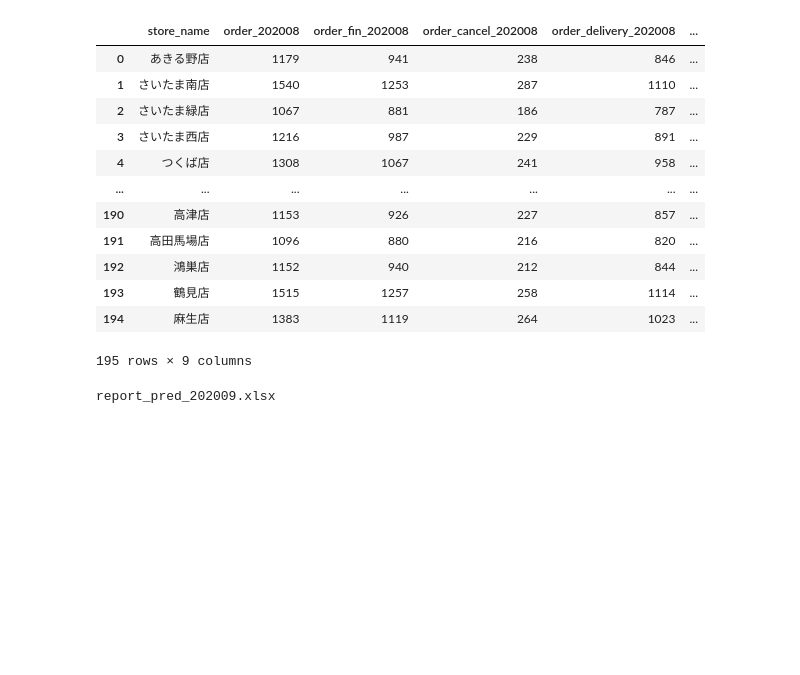
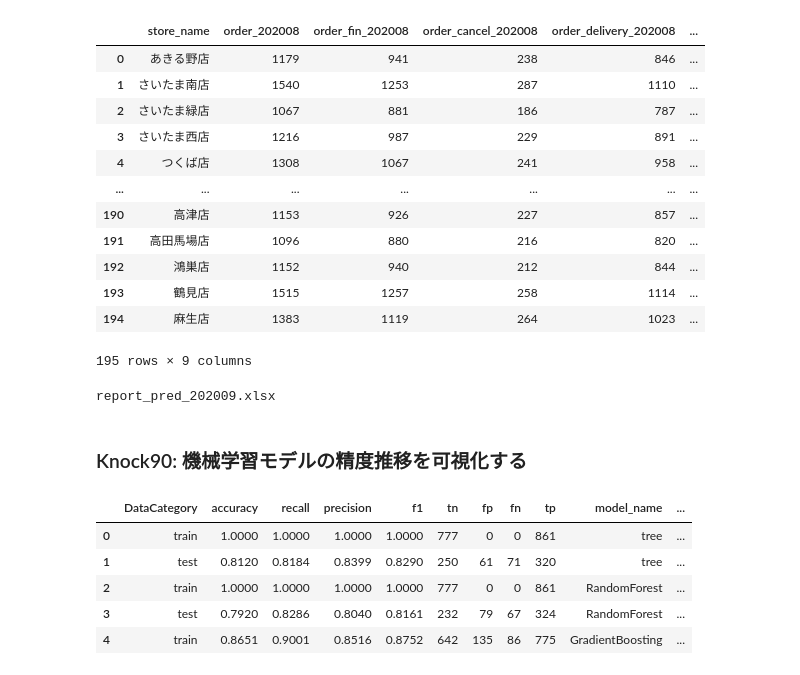
Before and after one commit to ginmaruGH/python-practical-machine-learning-system-100knocks, a Jupyter notebook: ch09/ch09.ipynb, the cells around one changed output. Drawn from its saved outputs; the diff is of its cells as text; code cells hidden in the pictures; blank space fills up the shorter version.

Commit message:
Knock90: 機械学習モデルの精度推移を可視化する

```diff
--- a/ch09/ch09.ipynb
+++ b/ch09/ch09.ipynb
@@ -724,3 +724,30 @@ print(report_name)
 report.to_excel(os.path.join(output_report_dir, report_name), index=False)
 # %% [output]
 report_pred_202009.xlsx
+# %% [markdown]
+### Knock90: 機械学習モデルの精度推移を可視化する
+# %%
+# モデル精度評価の結果を結合する
+
+ml_results_dirs = os.listdir(output_ml_result_dir)
+
+score_all = []
+
+for ml_results_dir in ml_results_dirs:
+    score_file_path = os.path.join(
+        output_ml_result_dir, ml_results_dir, "score.csv"
+    )
+    score_monthly = pd.read_csv(score_file_path)
+    score_monthly["dirs"] = ml_results_dir
+    score_all.append(score_monthly)
+
+score_all = pd.concat(score_all, ignore_index=True)
+
+display(score_all.head())
+# %% [output]
+|  | DataCategory | accuracy | recall | precision | f1 | tn | fp | fn | tp | model_name | ... |
+| 0 | train | 1.0000 | 1.0000 | 1.0000 | 1.0000 | 777 | 0 | 0 | 861 | tree | ... |
+| 1 | test | 0.8120 | 0.8184 | 0.8399 | 0.8290 | 250 | 61 | 71 | 320 | tree | ... |
+| 2 | train | 1.0000 | 1.0000 | 1.0000 | 1.0000 | 777 | 0 | 0 | 861 | RandomForest | ... |
+| 3 | test | 0.7920 | 0.8286 | 0.8040 | 0.8161 | 232 | 79 | 67 | 324 | RandomForest | ... |
+| 4 | train | 0.8651 | 0.9001 | 0.8516 | 0.8752 | 642 | 135 | 86 | 775 | GradientBoosting | ... |
```
Also changed, not shown: parts of 1 cell of this notebook.
